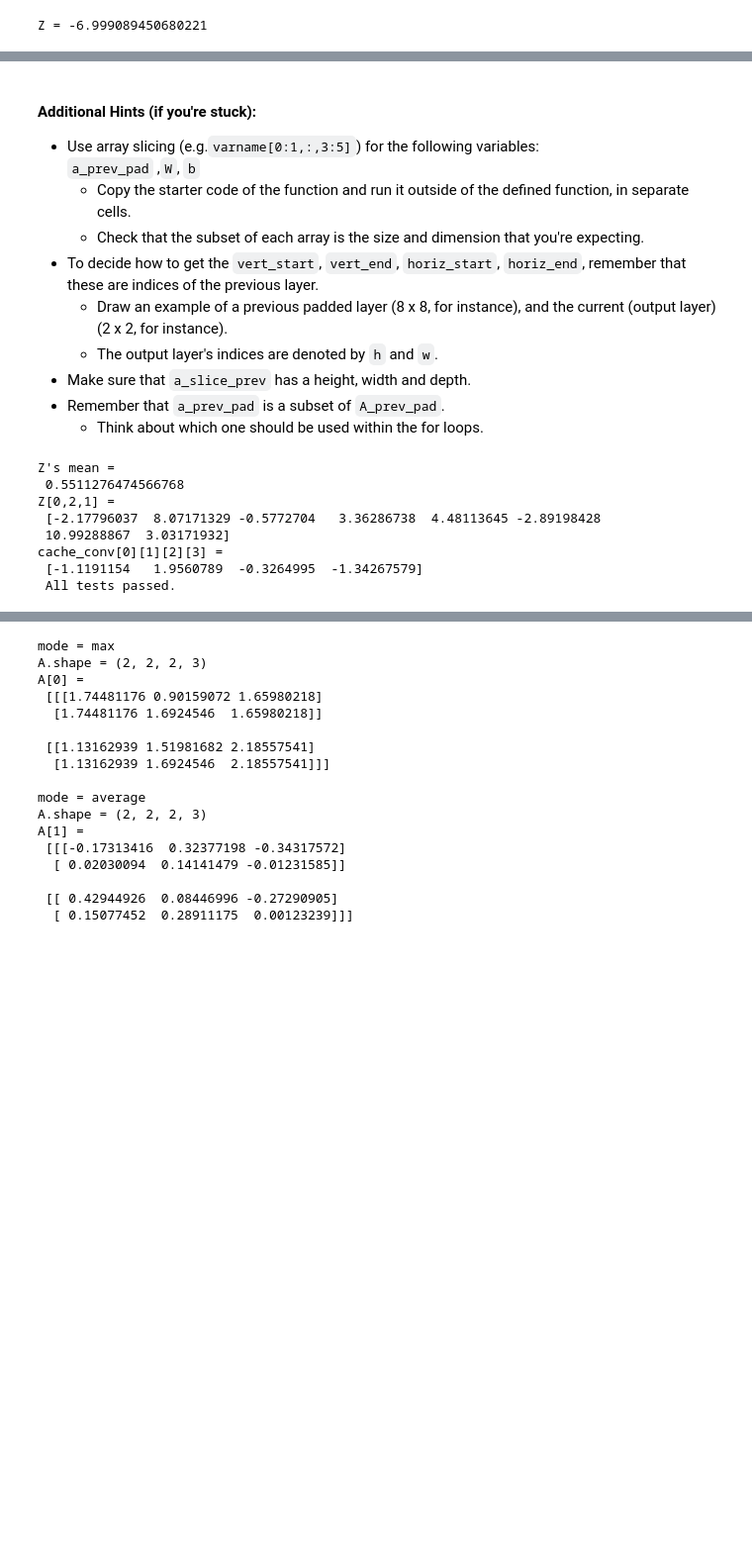
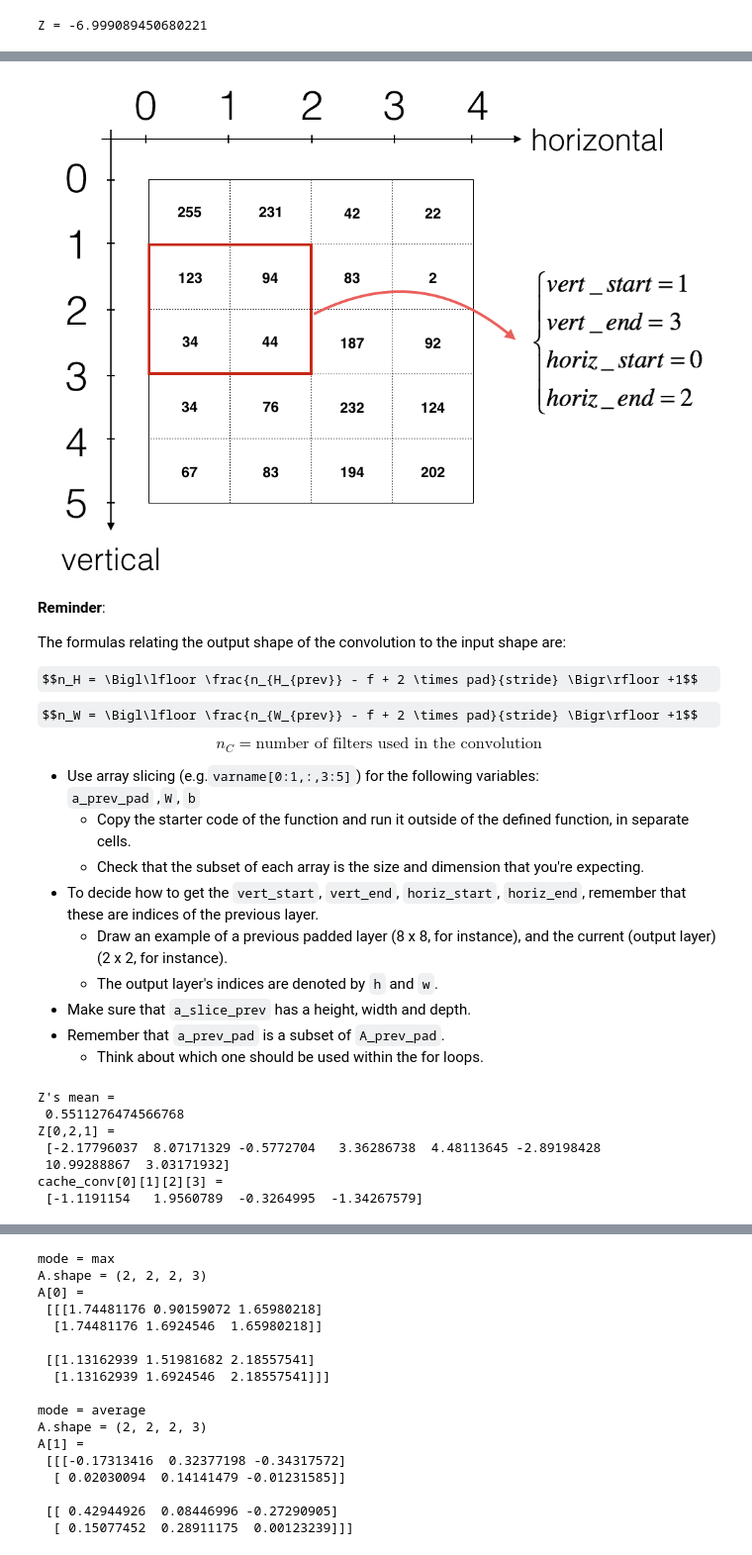
Before and after one commit to akshaymali046/Hand-Gesture-Recognition-using-Convolutional-Neural-Network, a Jupyter notebook: Convolution_model_Step_by_Step_v1.ipynb, the cells around one changed output, grey strips where cells are left out. Shown at 99% size. Cells and saved outputs as stored; diff of their text form; code cells hidden in the pictures; some formulas as TeX source; blank space fills up the shorter version.

Commit message:
cnn forward propogation

```diff
--- a/Convolution_model_Step_by_Step_v1.ipynb
+++ b/Convolution_model_Step_by_Step_v1.ipynb
@@ -284,7 +261,16 @@ For this exercise, don't worry about vectorization! Just implement everything wi
+# %%
+img = Image.open('images/vert_horiz_kiank.png')
+display(img)
+# %% [output]
+[figure, added]
 # %% [markdown]
-#### Additional Hints (if you're stuck):
+**Reminder**:
 
+The formulas relating the output shape of the convolution to the input shape are:
 
+$$n_H = \Bigl\lfloor \frac{n_{H_{prev}} - f + 2 \times pad}{stride} \Bigr\rfloor +1$$
+$$n_W = \Bigl\lfloor \frac{n_{W_{prev}} - f + 2 \times pad}{stride} \Bigr\rfloor +1$$
+$$n_C = \text{number of filters used in the convolution}$$
 * Use array slicing (e.g.`varname[0:1,:,3:5]`) for the following variables:
   `a_prev_pad` ,`W`, `b`
   - Copy the starter code of the function and run it outside of the defined function, in separate cells.
@@ -373,8 +349,6 @@ Z, cache_conv = conv_forward(A_prev, W, b, hparameters)
 print("Z's mean =\n", np.mean(Z))
 print("Z[0,2,1] =\n", Z[0, 2, 1])
 print("cache_conv[0][1][2][3] =\n", cache_conv[0][1][2][3])
-
-conv_forward_test(conv_forward)
 # %% [output]
 Z's mean =
  0.5511276474566768
@@ -383,5 +357,4 @@ Z[0,2,1] =
  10.99288867  3.03171932]
 cache_conv[0][1][2][3] =
  [-1.1191154   1.9560789  -0.3264995  -1.34267579]
- All tests passed.
 # %% [markdown]
```
Also changed, not shown: parts of 14 cells of this notebook.
